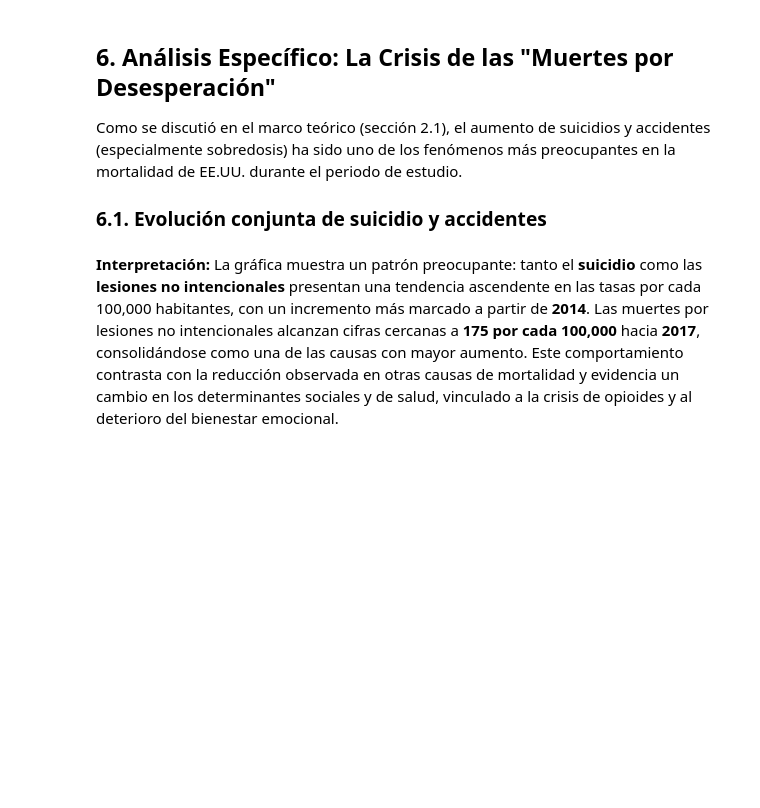
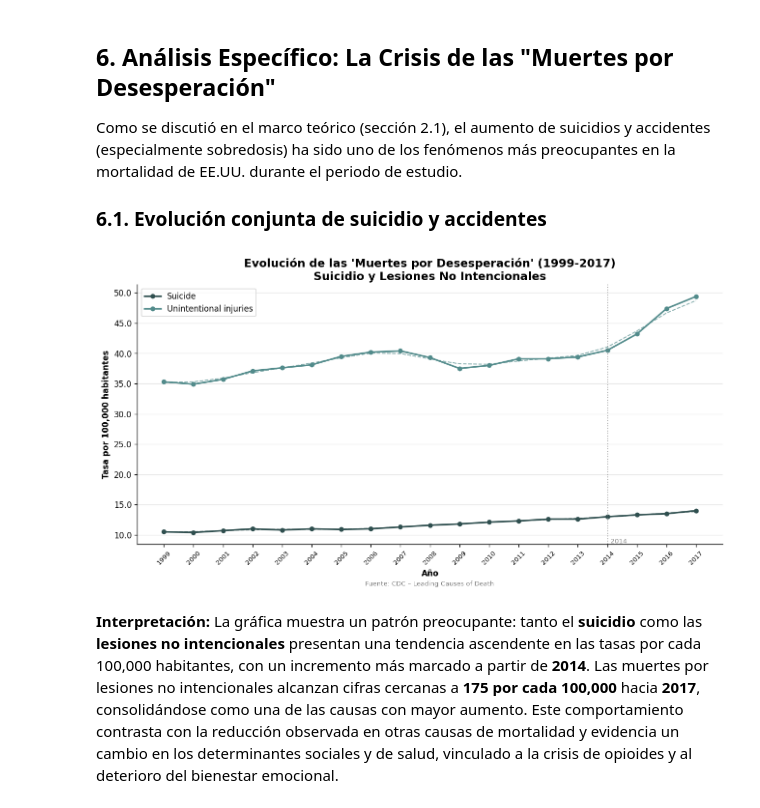
Before and after one commit to cantluis1/mortalidad-usa-analisis, a Jupyter notebook: Informe_Mortalidad_USA_v2.ipynb, the cells around one changed output. Drawn from its saved outputs; the diff is of its cells as text; code cells hidden in the pictures; blank space fills up the shorter version.

```diff
--- a/Informe_Mortalidad_USA_v2.ipynb
+++ b/Informe_Mortalidad_USA_v2.ipynb
@@ -298,12 +335,12 @@ datos_nacional = (
     datos[datos['causa'] != 'All causes']
     .copy()
 )
-datos_nacional['rank'] = datos_nacional.groupby('anio')['muertes'].rank(
+datos_nacional['rank'] = datos_nacional.groupby('año')['muertes'].rank(
     ascending=False, method='min').astype(int)
 
 def get_rank(year):
     return (
-        datos_nacional[datos_nacional['anio'] == year]
+        datos_nacional[datos_nacional['año'] == year]
         [['causa', 'rank', 'muertes']]
         .rename(columns={'rank': f'rank_{year}', 'muertes': f'muertes_{year}'})
     )
@@ -338,8 +375,8 @@ def colorear_tabla(df):
         except: return ''
     styled = (
         df.style
-        .applymap(color_cambio, subset=['Cambio'])
-        .applymap(color_pct, subset=['Variación %'])
+        .map(color_cambio, subset=['Cambio'])
+        .map(color_pct, subset=['Variación %'])
         .set_table_styles([
             {'selector': 'thead th', 'props': [('background-color','#04376B'),
                                                 ('color','white'),('font-weight','bold')]}
@@ -363,38 +413,40 @@ from scipy.ndimage import uniform_filter1d
 
 causas_d = ['Suicide', 'Unintentional injuries']
 datos_d = datos_nacional[datos_nacional['causa'].isin(causas_d)].copy()
-datos_d['anio'] = datos_d['anio'].astype(int)
+datos_d['año'] = datos_d['año'].astype(int)
 
 colors_d = {'Suicide': '#2F4F4F', 'Unintentional injuries': '#528B8B'}
 
 fig, ax = plt.subplots(figsize=(11, 6))
 
 for causa, grp in datos_d.groupby('causa'):
-    grp = grp.sort_values('anio')
-    ax.plot(grp['anio'], grp['tasa_ajustada'],
+    grp = grp.sort_values('año')
+    ax.plot(grp['año'], grp['tasa_ajustada'],
             color=colors_d[causa], linewidth=2, marker='o', markersize=5, label=causa)
     # Tendencia suavizada (equivalente a geom_smooth)
     suave = uniform_filter1d(grp['tasa_ajustada'].values, size=3)
-    ax.plot(grp['anio'], suave, color=colors_d[causa],
+    ax.plot(grp['año'], suave, color=colors_d[causa],
             linestyle='--', linewidth=1.2, alpha=0.7)
 
 # Línea vertical: aceleración desde 2014
 ax.axvline(2014, color='gray', linestyle=':', linewidth=1.2, alpha=0.7)
 ax.text(2014.1, ax.get_ylim()[0] * 1.02, '2014', color='gray', fontsize=8)
 
 ax.set_xticks(range(1999, 2018))
 ax.tick_params(axis='x', rotation=45, labelsize=8)
 ax.set_xlabel('Año', fontweight='bold')
 ax.set_ylabel('Tasa por 100,000 habitantes', fontweight='bold')
 ax.set_title("Evolución de las 'Muertes por Desesperación' (1999-2017)\nSuicidio y Lesiones No Intencionales",
              fontsize=14, fontweight='bold')
 ax.legend(loc='upper left')
 ax.yaxis.set_major_formatter(mticker.FuncFormatter(lambda x, _: f'{x:.1f}'))
 ax.grid(axis='y', alpha=0.3)
 ax.text(0.5, -0.16, 'Fuente: CDC – Leading Causes of Death',
         transform=ax.transAxes, ha='center', fontsize=8, color='gray')
 plt.tight_layout()
 plt.show()
+# %% [output]
+[figure, added]
 # %% [markdown]
 **Interpretación:** La gráfica muestra un patrón preocupante: tanto el **suicidio** como las **lesiones no intencionales** presentan una tendencia ascendente en las tasas por cada 100,000 habitantes, con un incremento más marcado a partir de **2014**. Las muertes por lesiones no intencionales alcanzan cifras cercanas a **175 por cada 100,000** hacia **2017**, consolidándose como una de las causas con mayor aumento. Este comportamiento contrasta con la reducción observada en otras causas de mortalidad y evidencia un cambio en los determinantes sociales y de salud, vinculado a la crisis de opioides y al deterioro del bienestar emocional.
 # %% [markdown]
```
Also changed, not shown: parts of 20 cells of this notebook.
